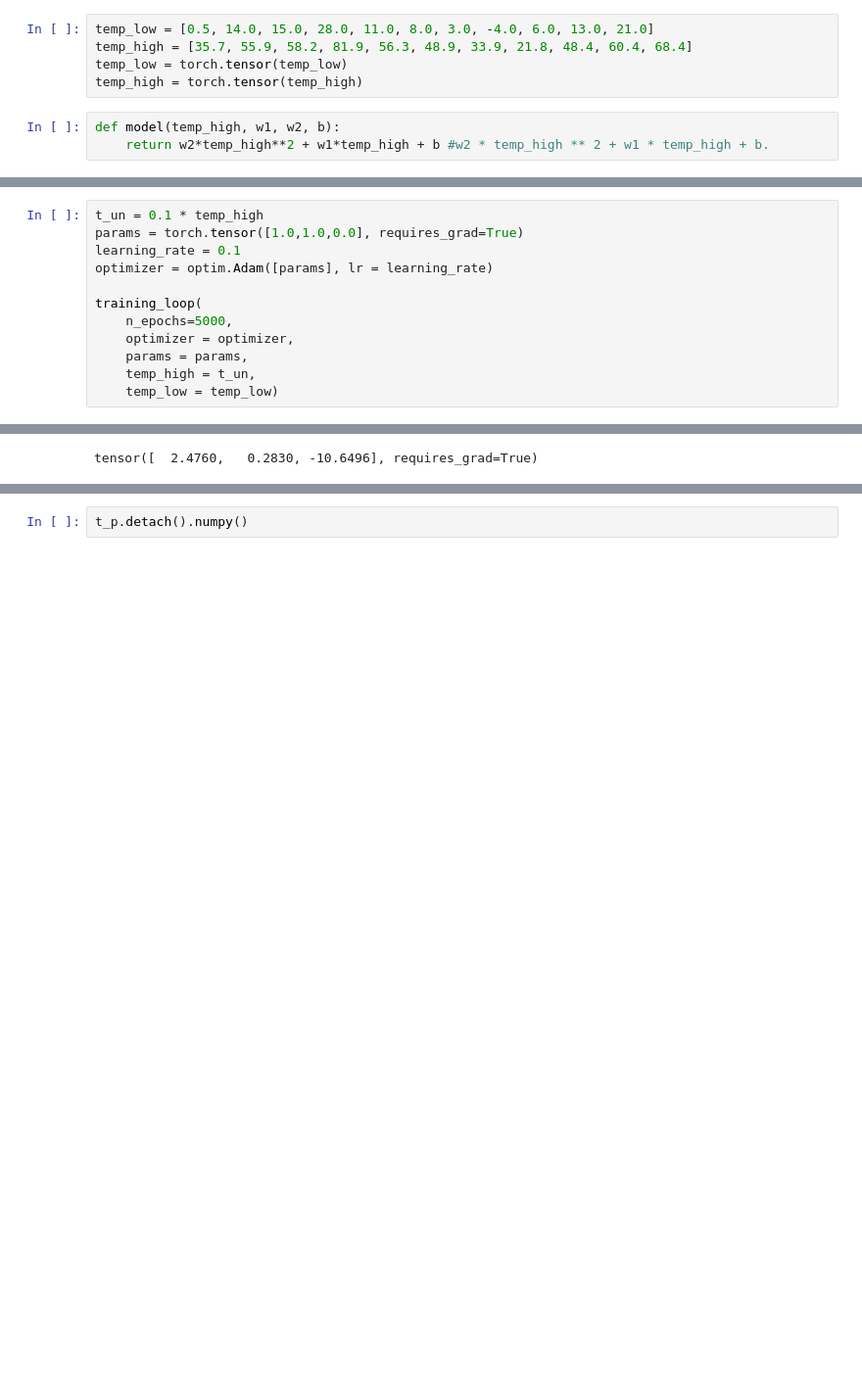
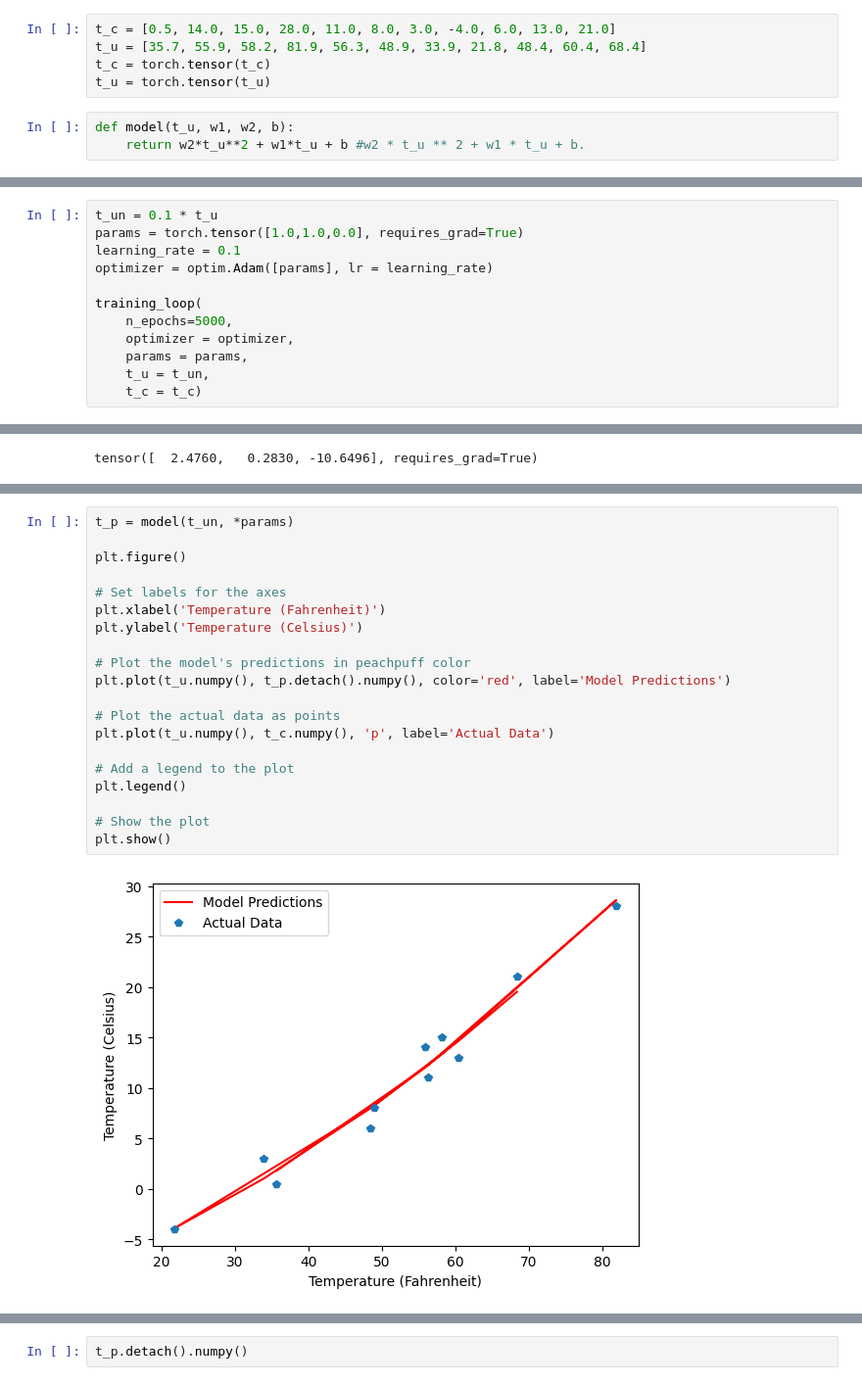
Before and after one commit to UmaNagirireddi/ML_Assignment5, a Jupyter notebook: ml_assignment_5.ipynb, the cells around one changed output, grey strips where cells are left out. Shown at 98% size. Cells and saved outputs as stored; diff of their text form; blank space fills up the shorter version.

```diff
--- a/ml_assignment_5.ipynb
+++ b/ml_assignment_5.ipynb
@@ -5,11 +7,11 @@ import numpy as np
 import matplotlib.pyplot as plt
 import torch
 # %%
-temp_low = [0.5, 14.0, 15.0, 28.0, 11.0, 8.0, 3.0, -4.0, 6.0, 13.0, 21.0]
-temp_high = [35.7, 55.9, 58.2, 81.9, 56.3, 48.9, 33.9, 21.8, 48.4, 60.4, 68.4]
-temp_low = torch.tensor(temp_low)
-temp_high = torch.tensor(temp_high)
+t_c = [0.5, 14.0, 15.0, 28.0, 11.0, 8.0, 3.0, -4.0, 6.0, 13.0, 21.0]
+t_u = [35.7, 55.9, 58.2, 81.9, 56.3, 48.9, 33.9, 21.8, 48.4, 60.4, 68.4]
+t_c = torch.tensor(t_c)
+t_u = torch.tensor(t_u)
 # %%
-def model(temp_high, w1, w2, b):
-    return w2*temp_high**2 + w1*temp_high + b #w2 * temp_high ** 2 + w1 * temp_high + b.
+def model(t_u, w1, w2, b):
+    return w2*t_u**2 + w1*t_u + b #w2 * t_u ** 2 + w1 * t_u + b.
 # %%
@@ -53,7 +55,7 @@ dir(optim)
  'lr_scheduler',
  'swa_utils']
 # %%
-t_un = 0.1 * temp_high
+t_un = 0.1 * t_u
 params = torch.tensor([1.0,1.0,0.0], requires_grad=True)
 learning_rate = 0.1
 optimizer = optim.Adam([params], lr = learning_rate)
@@ -62,8 +64,8 @@ training_loop(
     n_epochs=5000,
     optimizer = optimizer,
     params = params,
-    temp_high = t_un,
-    temp_low = temp_low)
+    t_u = t_un,
+    t_c = t_c)
 # %% [output]
 Epoch 1, loss 675.7944
 Epoch 500, loss 2.7825
@@ -122 +82,23 @@ plt.show()
+# %%
+t_p = model(t_un, *params)
+
+plt.figure()
+
+# Set labels for the axes
+plt.xlabel('Temperature (Fahrenheit)')
+plt.ylabel('Temperature (Celsius)')
+
+# Plot the model's predictions in peachpuff color
+plt.plot(t_u.numpy(), t_p.detach().numpy(), color='red', label='Model Predictions')
+
+# Plot the actual data as points
+plt.plot(t_u.numpy(), t_c.numpy(), 'p', label='Actual Data')
+
+# Add a legend to the plot
+plt.legend()
+
+# Show the plot
+plt.show()
+# %% [output]
+[figure, added]
 # %%
```
Also changed, not shown: parts of 86 cells of this notebook.
